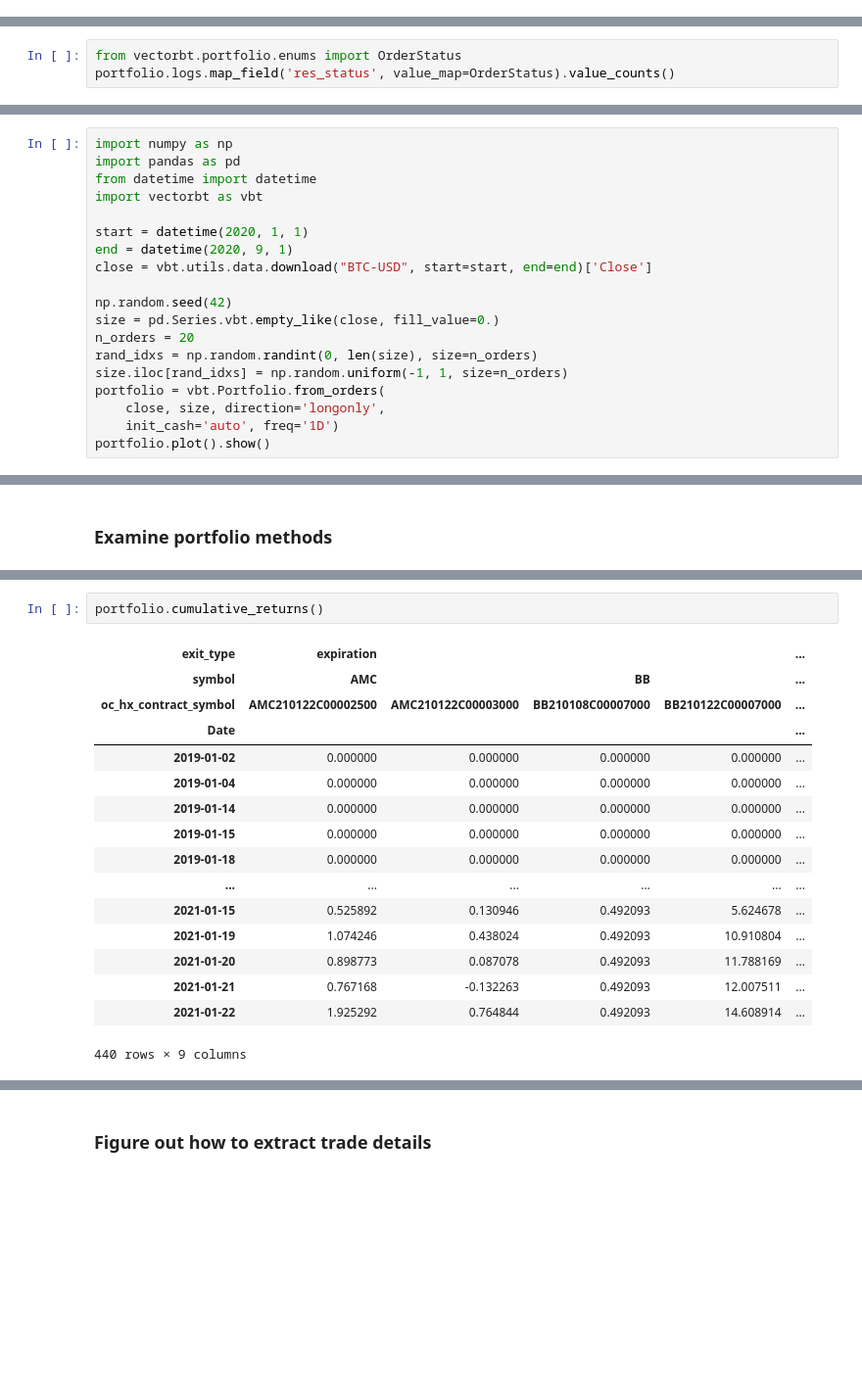
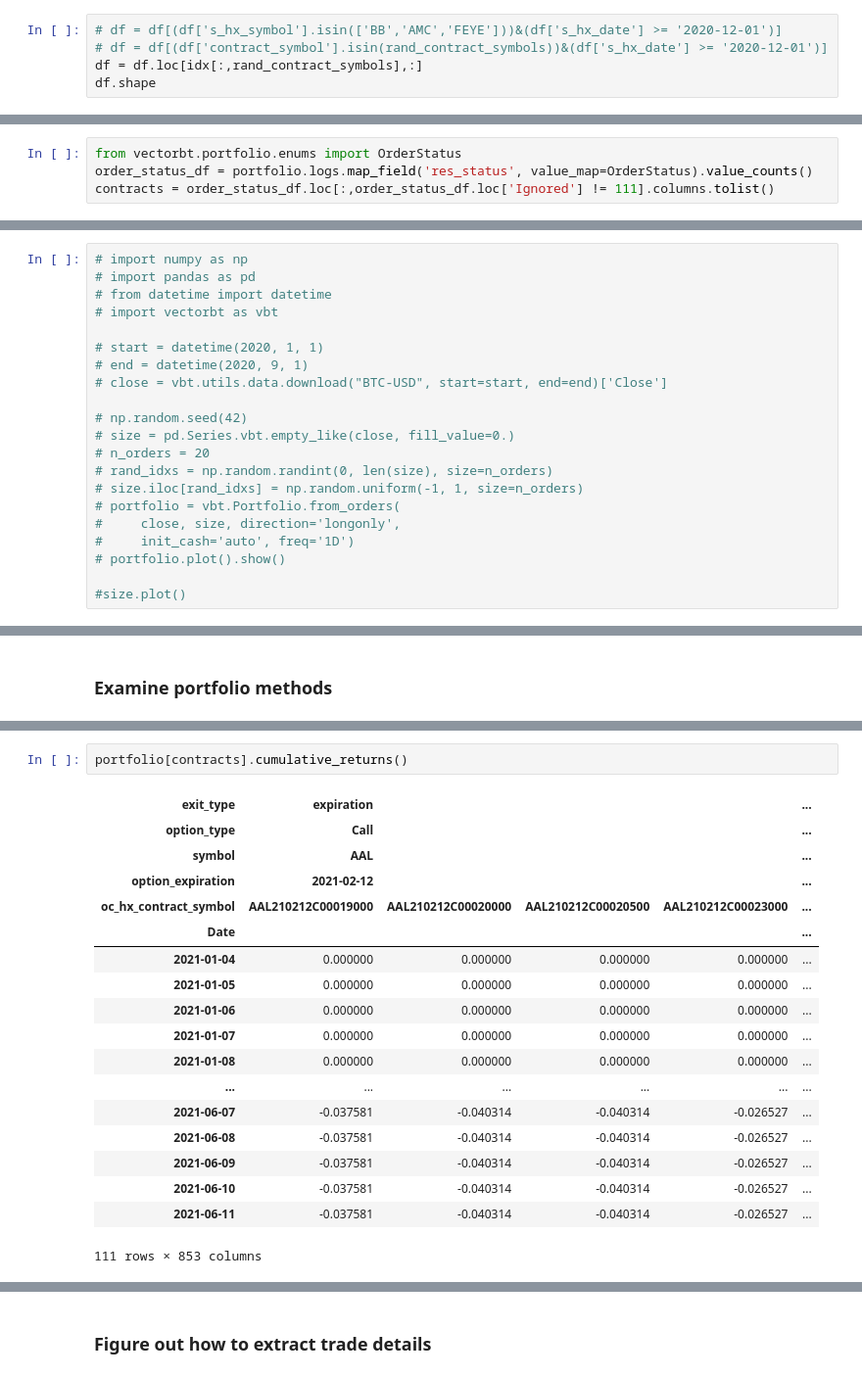
Before and after one commit to xbno/vectorbt, a Jupyter notebook: examples/multi.ipynb, the cells around one changed output, grey strips where cells are left out. Shown at 98% size. Drawn from its saved outputs; the diff is of its cells as text; blank space fills up the shorter version.

```diff
--- a/examples/multi.ipynb
+++ b/examples/multi.ipynb
@@ -123,0 +74,5 @@ These are the trades to copy:
+# %%
+# df = df[(df['s_hx_symbol'].isin(['BB','AMC','FEYE']))&(df['s_hx_date'] >= '2020-12-01')]
+# df = df[(df['contract_symbol'].isin(rand_contract_symbols))&(df['s_hx_date'] >= '2020-12-01')]
+df = df.loc[idx[:,rand_contract_symbols],:]
+df.shape
@@ -713,3 +638,4 @@ portfolio.trades.records
 # %%
 from vectorbt.portfolio.enums import OrderStatus
-portfolio.logs.map_field('res_status', value_map=OrderStatus).value_counts()
+order_status_df = portfolio.logs.map_field('res_status', value_map=OrderStatus).value_counts()
+contracts = order_status_df.loc[:,order_status_df.loc['Ignored'] != 111].columns.tolist()
@@ -780,19 +724,21 @@ portfolio['expiration']['AMC']['AMC210122C00002500'].plot().show()
 # %%
-import numpy as np
-import pandas as pd
-from datetime import datetime
-import vectorbt as vbt
+# import numpy as np
+# import pandas as pd
+# from datetime import datetime
+# import vectorbt as vbt
 
-start = datetime(2020, 1, 1)
-end = datetime(2020, 9, 1)
-close = vbt.utils.data.download("BTC-USD", start=start, end=end)['Close']
+# start = datetime(2020, 1, 1)
+# end = datetime(2020, 9, 1)
+# close = vbt.utils.data.download("BTC-USD", start=start, end=end)['Close']
 
-np.random.seed(42)
-size = pd.Series.vbt.empty_like(close, fill_value=0.)
-n_orders = 20
-rand_idxs = np.random.randint(0, len(size), size=n_orders)
-size.iloc[rand_idxs] = np.random.uniform(-1, 1, size=n_orders)
-portfolio = vbt.Portfolio.from_orders(
-    close, size, direction='longonly',
-    init_cash='auto', freq='1D')
-portfolio.plot().show()
+# np.random.seed(42)
+# size = pd.Series.vbt.empty_like(close, fill_value=0.)
+# n_orders = 20
+# rand_idxs = np.random.randint(0, len(size), size=n_orders)
+# size.iloc[rand_idxs] = np.random.uniform(-1, 1, size=n_orders)
+# portfolio = vbt.Portfolio.from_orders(
+#     close, size, direction='longonly',
+#     init_cash='auto', freq='1D')
+# portfolio.plot().show()
+
+#size.plot()
@@ -842,20 +816,22 @@ portfolio.active_returns().plot()
 # %%
-portfolio.cumulative_returns()
+portfolio[contracts].cumulative_returns()
 # %% [output]
 | exit_type | expiration |  |  |  | ... |
-| symbol | AMC |  | BB |  | ... |
-| oc_hx_contract_symbol | AMC210122C00002500 | AMC210122C00003000 | BB210108C00007000 | BB210122C00007000 | ... |
+| option_type | Call |  |  |  | ... |
+| symbol | AAL |  |  |  | ... |
+| option_expiration | 2021-02-12 |  |  |  | ... |
+| oc_hx_contract_symbol | AAL210212C00019000 | AAL210212C00020000 | AAL210212C00020500 | AAL210212C00023000 | ... |
 | Date |  |  |  |  | ... |
-| 2019-01-02 | 0.000000 | 0.000000 | 0.000000 | 0.000000 | ... |
-| 2019-01-04 | 0.000000 | 0.000000 | 0.000000 | 0.000000 | ... |
-| 2019-01-14 | 0.000000 | 0.000000 | 0.000000 | 0.000000 | ... |
-| 2019-01-15 | 0.000000 | 0.000000 | 0.000000 | 0.000000 | ... |
-| 2019-01-18 | 0.000000 | 0.000000 | 0.000000 | 0.000000 | ... |
+| 2021-01-04 | 0.000000 | 0.000000 | 0.000000 | 0.000000 | ... |
+| 2021-01-05 | 0.000000 | 0.000000 | 0.000000 | 0.000000 | ... |
+| 2021-01-06 | 0.000000 | 0.000000 | 0.000000 | 0.000000 | ... |
+| 2021-01-07 | 0.000000 | 0.000000 | 0.000000 | 0.000000 | ... |
+| 2021-01-08 | 0.000000 | 0.000000 | 0.000000 | 0.000000 | ... |
 | ... | ... | ... | ... | ... | ... |
-| 2021-01-15 | 0.525892 | 0.130946 | 0.492093 | 5.624678 | ... |
-| 2021-01-19 | 1.074246 | 0.438024 | 0.492093 | 10.910804 | ... |
-| 2021-01-20 | 0.898773 | 0.087078 | 0.492093 | 11.788169 | ... |
-| 2021-01-21 | 0.767168 | -0.132263 | 0.492093 | 12.007511 | ... |
-| 2021-01-22 | 1.925292 | 0.764844 | 0.492093 | 14.608914 | ... |
+| 2021-06-07 | -0.037581 | -0.040314 | -0.040314 | -0.026527 | ... |
+| 2021-06-08 | -0.037581 | -0.040314 | -0.040314 | -0.026527 | ... |
+| 2021-06-09 | -0.037581 | -0.040314 | -0.040314 | -0.026527 | ... |
+| 2021-06-10 | -0.037581 | -0.040314 | -0.040314 | -0.026527 | ... |
+| 2021-06-11 | -0.037581 | -0.040314 | -0.040314 | -0.026527 | ... |
-440 rows × 9 columns
+111 rows × 853 columns
 # %%
```
Also changed, not shown: parts of 90 cells of this notebook.
